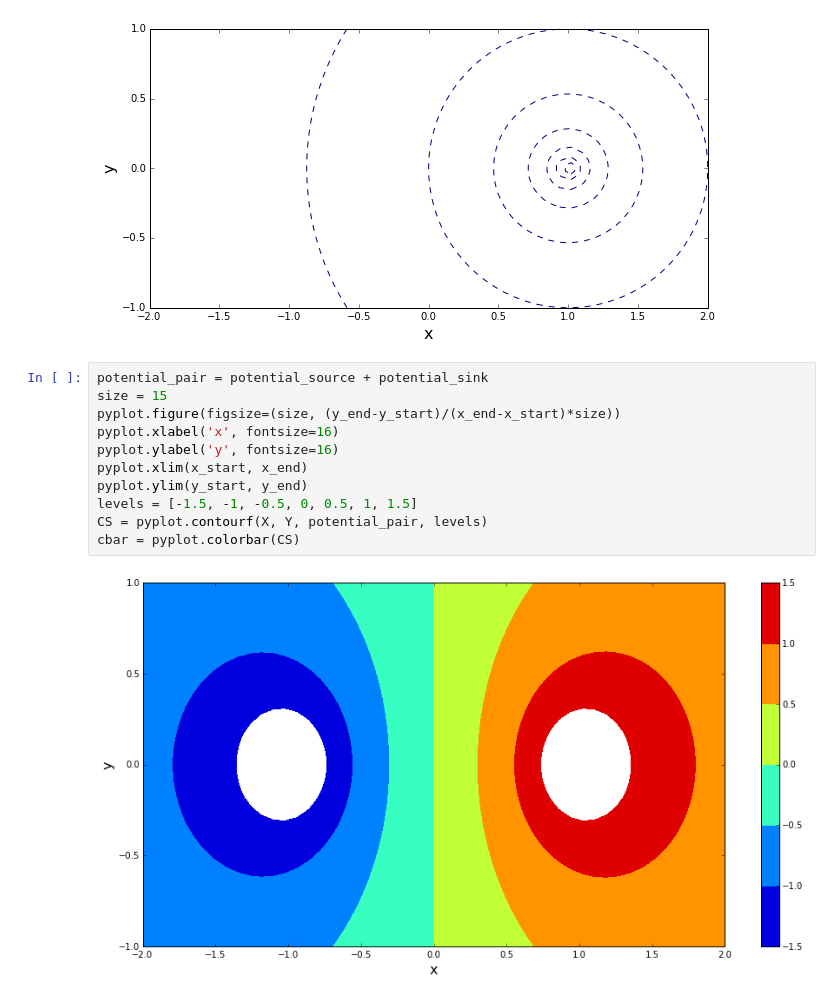
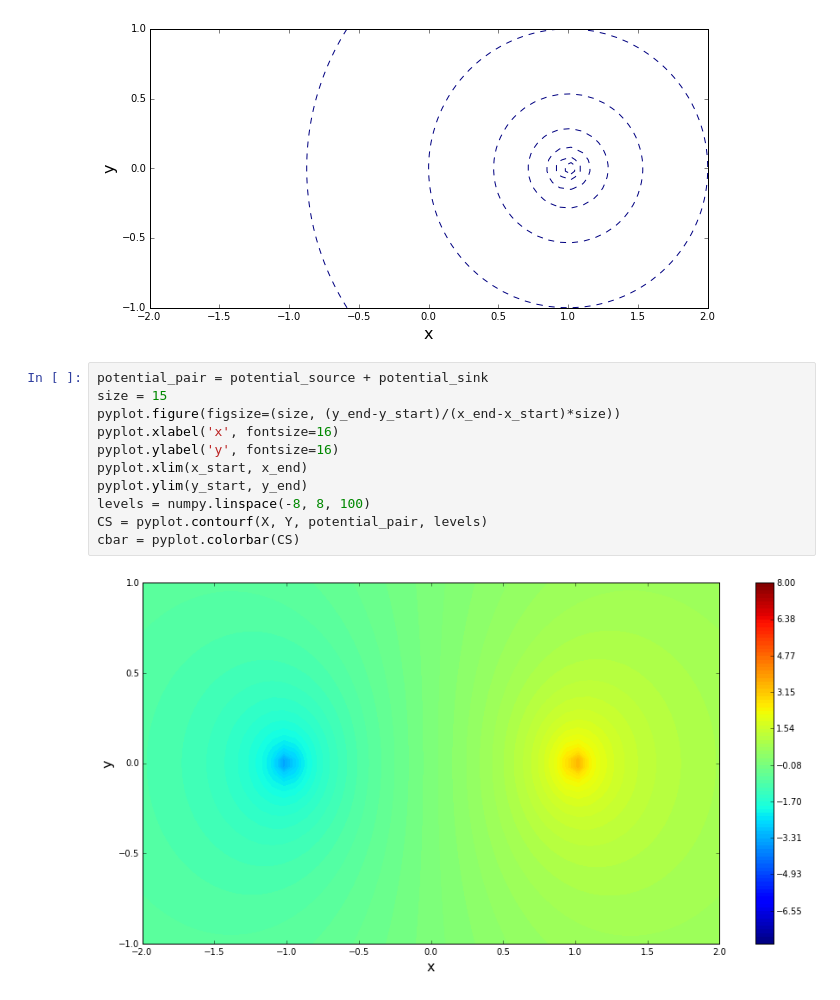
Before and after one commit to avd28/AeroPython, a Jupyter notebook: practice-scripts/Streamlines.ipynb, the cells around one changed output. Cells and saved outputs as stored; diff of their text form.

```diff
--- a/practice-scripts/Streamlines.ipynb
+++ b/practice-scripts/Streamlines.ipynb
@@ -132,13 +132,13 @@ pyplot.contour(X, Y, potential_sink, colors ='navy', linestyles='dashed')
 # %%
 potential_pair = potential_source + potential_sink
 size = 15
 pyplot.figure(figsize=(size, (y_end-y_start)/(x_end-x_start)*size))
 pyplot.xlabel('x', fontsize=16)
 pyplot.ylabel('y', fontsize=16)
 pyplot.xlim(x_start, x_end)
 pyplot.ylim(y_start, y_end)
-levels = [-1.5, -1, -0.5, 0, 0.5, 1, 1.5]
+levels = numpy.linspace(-8, 8, 100)
 CS = pyplot.contourf(X, Y, potential_pair, levels)
 cbar = pyplot.colorbar(CS)
 # %% [output]
-[figure, old version]
+[figure, new version]
```
Also changed, not shown: 1 other file.
